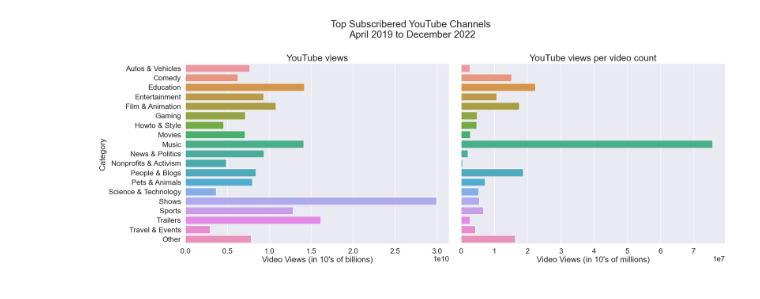
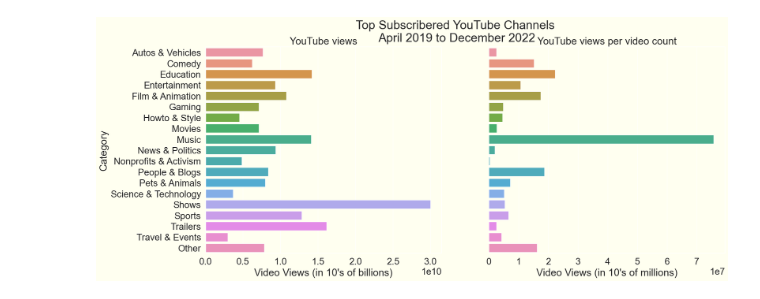
Before and after one commit to StephenBurke/youtube-subs, a Jupyter notebook: eda.ipynb, the cells around one changed output. Saved outputs shown, nothing was run; the diff lists cells and outputs as text; code cells hidden in the pictures.

Commit message:
Color (#17)
* Changed bg color

* Added graph to README

* Updated dataset

* Tidy up code

```diff
--- a/eda.ipynb
+++ b/eda.ipynb
@@ -9,45 +9,45 @@ import seaborn as sns
 import seaborn.objects as so
 
 df = pd.read_pickle('./youtube_subs.pkl')
-# %%
-df['views_over_counts'] = df.Video_Views/df.Video_Count
 # %%
+bg_color = '#fffff0'
+graph_color = '#fffff0'
+
 # Initialise the subplot function using number of rows and columns
-fig, axis = plt.subplots(1, 2, figsize = (20, 8), sharey=True)
+fig, axis = plt.subplots(1, 2, figsize = (20, 8), sharey=True, facecolor = bg_color)
 fig.suptitle('Top Subscribered YouTube Channels \nApril 2019 to December 2022')
 
-plt.yticks(rotation = 20)
-
-sns.set_style('dark')
-sns.set(font_scale = 1.7)
+#? Need to set color_palette for the axis
 sns.color_palette('pastel')
+sns.set(font_scale = 1.8)
 
 # views v category
 sns.barplot(
     ax = axis[0],
     data = df,
     y = 'Category',
     x = 'Video_Views',
     errorbar = None,
     orient = 'h')
 
+axis[0].set_facecolor(graph_color)
 axis[0].set_title('YouTube views')
 axis[0].set_xlabel("Video Views (in 10's of billions)")
-
 
 # views/video_count v category
 sns.barplot(
     ax = axis[1],
     data = df,
     y = 'Category',
     x = 'views_over_counts',
     errorbar = None,
     orient = 'h')
 
+axis[1].set_facecolor(graph_color)
 axis[1].set_title('YouTube views per video count')
 axis[1].set_xlabel("Video Views (in 10's of millions)")
 axis[1].set_ylabel('')
 
 plt.show()
 # %% [output]
-[figure, old version]
+[figure, new version]
```
Also changed, not shown: parts of 1 cell of this notebook, 4 other files.
